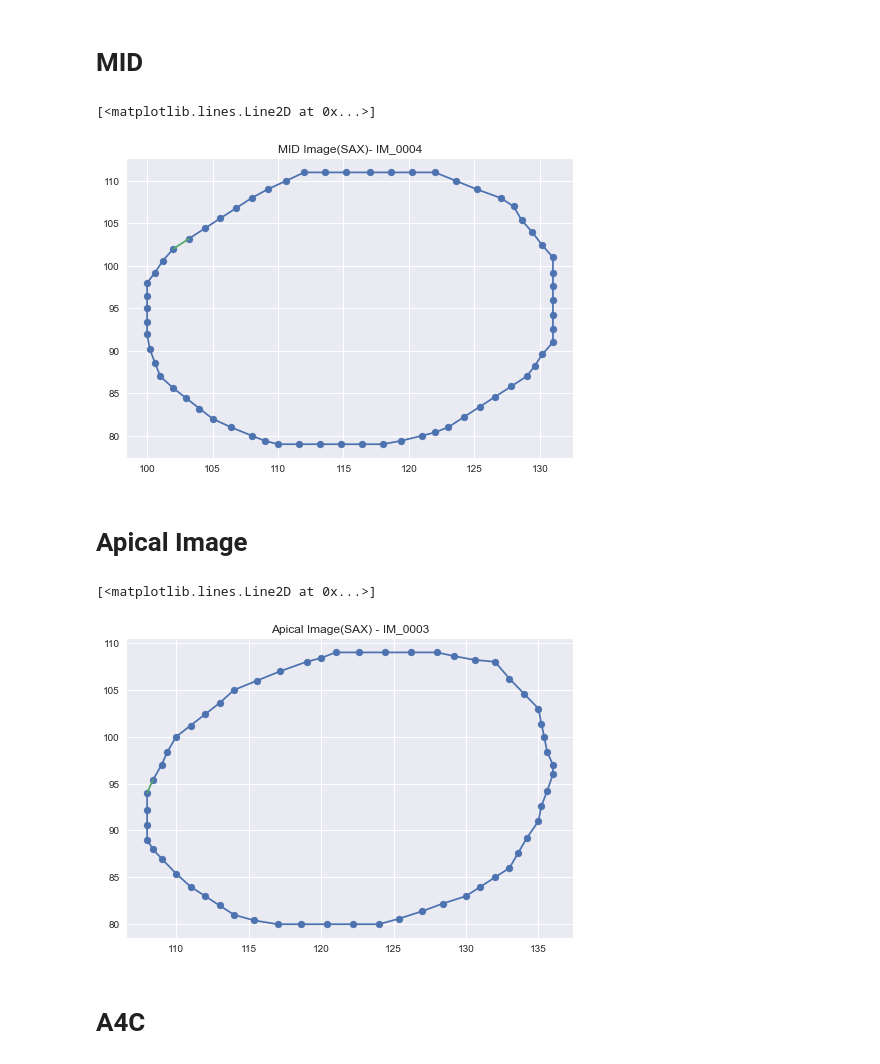
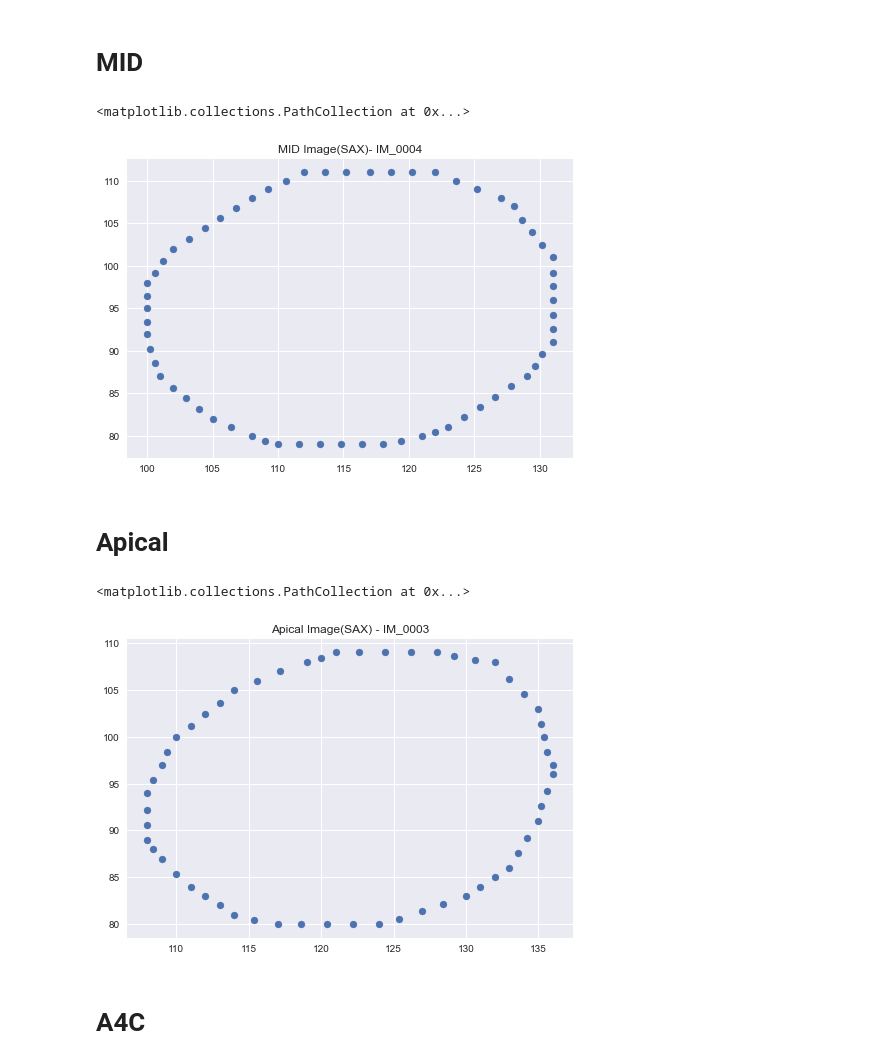
Before and after one commit to MASHOD0/hAIoTthon, a Jupyter notebook: problem statement 2/readingvals.ipynb, the cells around one changed output. Cells and saved outputs as stored; diff of their text form; code cells hidden in the pictures.

```diff
--- a/problem statement 2/readingvals.ipynb
+++ b/problem statement 2/readingvals.ipynb
@@ -12,11 +12,9 @@ with open("data/IM_0003-01_inx.txt", "r") as file:
         point = line.split()
         x_3.append(float(line.split()[0]))
         y_3.append(float(line.split()[1]))
-        curve.append(point)
+
 # plotting the graph
 plt.style.use('seaborn')
 plt.title("Basal Image(SAX) - IM_0003")
 plt.scatter(x_3, y_3)
-plt.plot(x_3, y_3)
-plt.plot((x_3[0], x_3[len(x_3)-1]), (y_3[0], y_3[len(y_3)-1]))
 # %% [output]
@@ -37,32 +35,28 @@ with open("data/IM_0004-01_inx.txt", "r") as file:
 plt.style.use('seaborn')
 plt.title("MID Image(SAX)- IM_0004")
 plt.scatter(x_4, y_4)
-plt.plot(x_4, y_4)
-plt.plot((x_4[0], x_4[len(x_4)-1]), (y_4[0], y_4[len(y_4)-1]))
 # %% [output]
-[<matplotlib.lines.Line2D at 0x...>]
+<matplotlib.collections.PathCollection at 0x...>
-[figure, old version]
+[figure, new version]
-# %% [markdown]
-# Apical Image
+# %% [markdown]
+# Apical
 # %%
 x_5 = []
 y_5 = []
 #taking the input
 with open("data/IM_0005-01_inx.txt", "r") as file:
     for line in file:
         point = line.split()
         x_5.append(float(line.split()[0]))
         y_5.append(float(line.split()[1]))
-        curve.append(point)
+
 #plotting the plot
 plt.style.use('seaborn')
 plt.title("Apical Image(SAX) - IM_0003")
 plt.scatter(x_5, y_5)
-plt.plot(x_5, y_5)
-plt.plot((x_5[0], x_5[len(x_5)-1]), (y_5[0], y_5[len(y_5)-1]))
 # %% [output]
-[<matplotlib.lines.Line2D at 0x...>]
+<matplotlib.collections.PathCollection at 0x...>
-[figure, old version]
+[figure, new version]
 # %% [markdown]
 # A4C
 # %%
```
Also changed, not shown: parts of 5 cells of this notebook, 3 other files.
